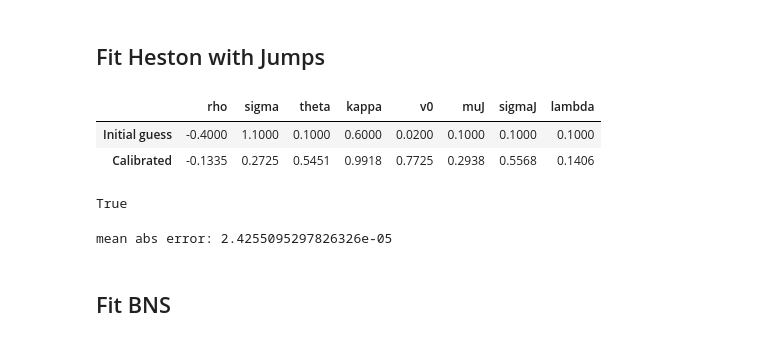
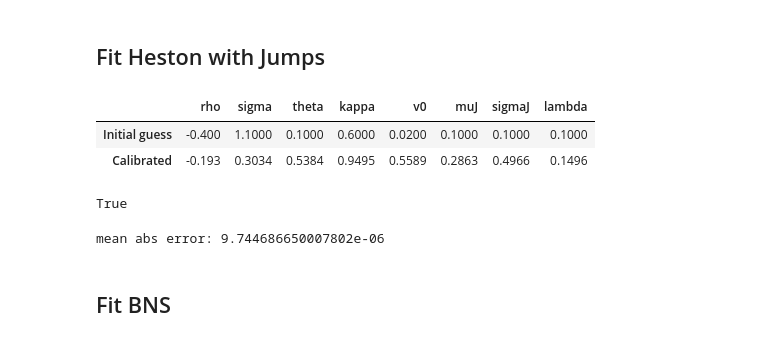
Before and after one commit to RIVACON/RiVaPy, a Jupyter notebook: sandbox/embedding/model_calibration.ipynb, the cells around one changed output. Drawn from its saved outputs; the diff is of its cells as text; code cells hidden in the pictures.

```diff
--- a/sandbox/embedding/model_calibration.ipynb
+++ b/sandbox/embedding/model_calibration.ipynb
@@ -705,34 +709,34 @@ def report_calibration(initial_guess, calibrated_params):
 # %%
 from scipy.optimize import minimize, NonlinearConstraint, SR1
 
 def f_HestonWithJumps(x, prices, strikes,ttm):
     model = HestonWithJumps(rate_of_mean_reversion=x[3],long_run_average=x[2],
                   vol_of_vol=x[1], correlation_rho=x[0],muj = x[5],sigmaj=x[6], lmbda=x[7],v0 =x[4])
     prices_calib = model.compute_call_price(s0=100., v0=model.v0,K=strikes,ttm=ttm)
     return np.sum( (prices_calib - prices)**2 )
 
 constr_func = lambda x: np.array( [ 2*x[3] * x[2] - x[1]**2 - 1e-6,
                                     x[0],
                                     x[4],
                                     x[5],x[6], x[7] ] )
 
 x0=[-0.4, 1.1, 0.1, 0.6, 0.02, 0.1, 0.1, 0.1]
 
 lb = np.array( [ 0.,-1.,0.01,0.01,0.01,0.01] )
-ub = np.array( [ np.inf,1.,1.,8.,10.,10.] )
+ub = np.array( [ np.inf,1.,2.,8.,10.,10.] )
 
 nonlin_con = NonlinearConstraint( constr_func, lb=lb,ub=ub)
 bounds = ( (-1,1), (1e-2,5),(1e-2,8),(1e-2,10),(1e-2,10) )
 params_HestwJ_con = minimize( f_HestonWithJumps, x0=x0, args=(np.array(prices), np.array(xStrikes),np.array(ttm)), method='trust-constr',
                 jac='2-point',#hess=SR1(),#bounds=bounds,
                 constraints = nonlin_con ,tol=1e-5, options={"maxiter":1000}).x
 
 # Result
 report_calibration(x0, params_HestwJ_con)
 # %% [output]
 |  | rho | sigma | theta | kappa | v0 | muJ | sigmaJ | lambda |
-| Initial guess | -0.4000 | 1.1000 | 0.1000 | 0.6000 | 0.0200 | 0.1000 | 0.1000 | 0.1000 |
-| Calibrated | -0.1335 | 0.2725 | 0.5451 | 0.9918 | 0.7725 | 0.2938 | 0.5568 | 0.1406 |
+| Initial guess | -0.400 | 1.1000 | 0.1000 | 0.6000 | 0.0200 | 0.1000 | 0.1000 | 0.1000 |
+| Calibrated | -0.193 | 0.3034 | 0.5384 | 0.9495 | 0.5589 | 0.2863 | 0.4966 | 0.1496 |
 # %%
 # check the Feller condition
 # 2*kappa*theta > sigma^2 is True
@@ -746,7 +750,7 @@ HestwJ = HestonWithJumps(rate_of_mean_reversion=params_HestwJ_con[3],long_run_av
 prices_HestwJ = HestwJ.compute_call_price(s0=100., v0=HestwJ.v0,K=np.array(xStrikes),ttm=np.array(ttm))
 print('mean abs error:', np.mean(np.abs(prices_HestwJ-prices)))
 # %% [output]
-mean abs error: 2.4255095297826326e-05
+mean abs error: 9.744686650007802e-06
 # %% [markdown]
 ## Fit BNS
 # %%
```
Also changed, not shown: parts of 4 cells of this notebook.
